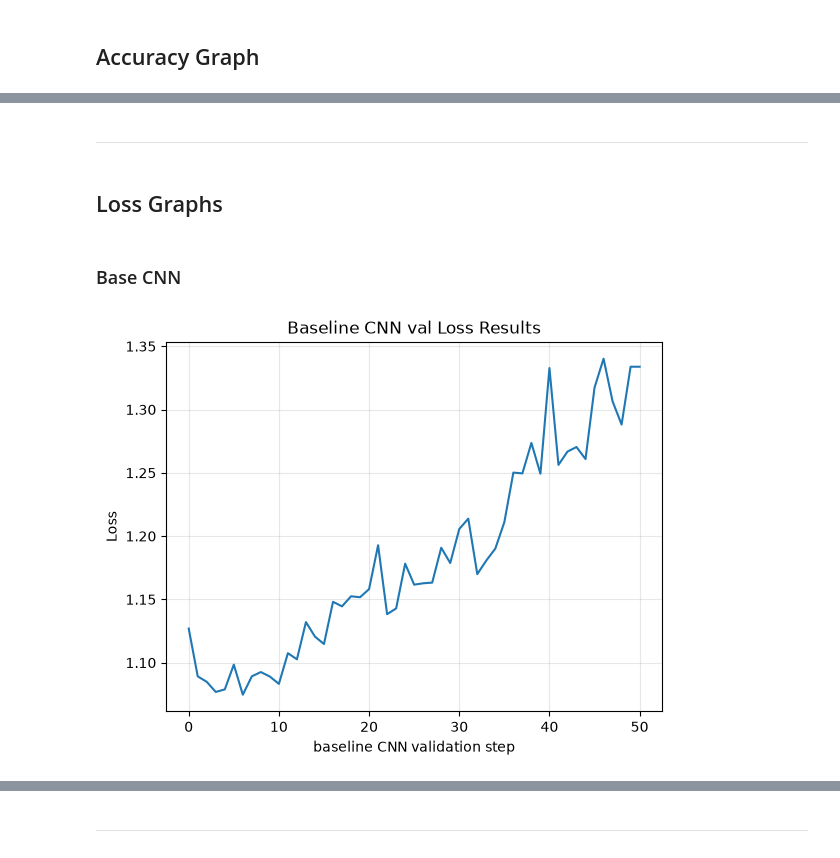
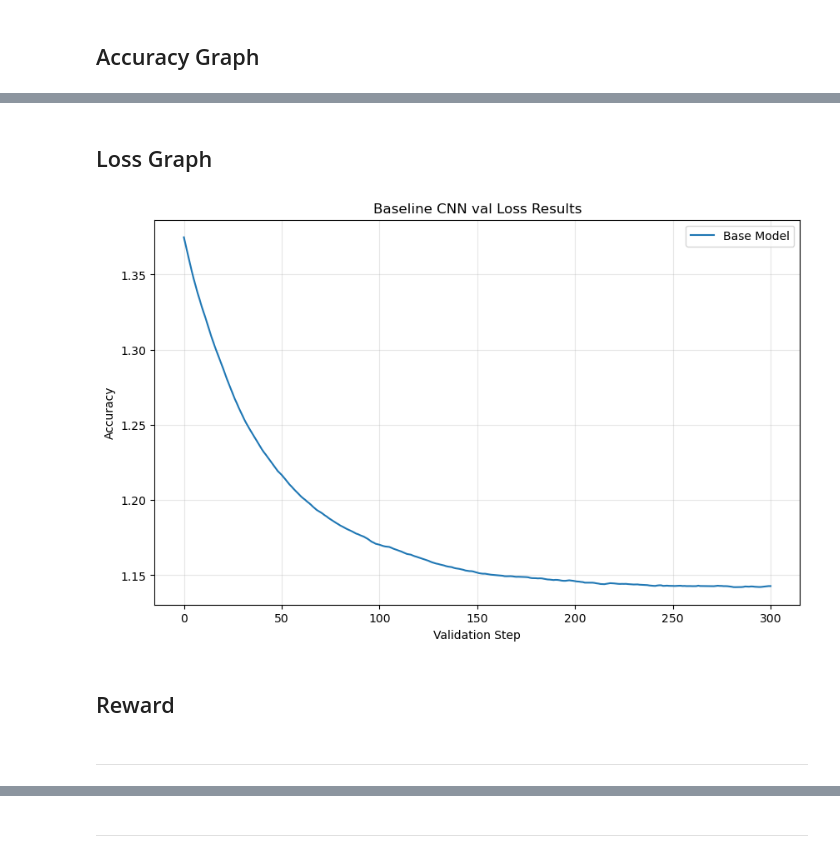
Before and after one commit to Eliza-Danila/Pothole_Severity_Detection_Model, a Jupyter notebook: results.ipynb, the cells around one changed output, grey strips where cells are left out. Cells and saved outputs as stored; diff of their text form; code cells hidden in the pictures.

```diff
--- a/results.ipynb
+++ b/results.ipynb
@@ -30,7 +30,7 @@ print(acc_results1.shape)
 ### Loss Data Loading
 # %%
 #load the baseline cnn loss results
-loss_results1=np.loadtxt("loss_base_cnn.txt")
+loss_results1=np.loadtxt("results/base_cnn/loss_base_cnn.txt")
 
 #show the number of rows and columns
 print(loss_results1.shape)
@@ -60,18 +60,22 @@ plt.show()
+# %% [markdown]
+## Loss Graph
+# %%
+import matplotlib.pyplot as plt
+
+#plot each row of accuracy resutls
+plt.figure(figsize=(10, 6))
+plt.plot(loss_results1, label="Base Model")
+
+plt.title('Baseline CNN val Loss Results')
+plt.xlabel('Baseline CNN validation step')
+plt.xlabel("Validation Step")
+plt.ylabel("Accuracy")
+plt.legend()
+plt.grid(alpha=0.3)
+plt.show()
+# %% [output]
+[figure, added]
+# %% [markdown]
+## Reward
 # %% [markdown]
-------------------
+---
-# %% [markdown]
-## Loss Graphs
-# %% [markdown]
-### Base CNN
-# %%
-# Write code here
-plt.figure()
-
-plt.plot(loss_results1)
-plt.title('Baseline CNN val Loss Results')
-plt.xlabel('baseline CNN validation step')
-plt.ylabel('Loss')
-plt.grid(alpha=0.3)
-plt.show()
-# %% [output]
-[figure, removed]
```
Also changed, not shown: parts of 7 cells of this notebook, 7 other files.
